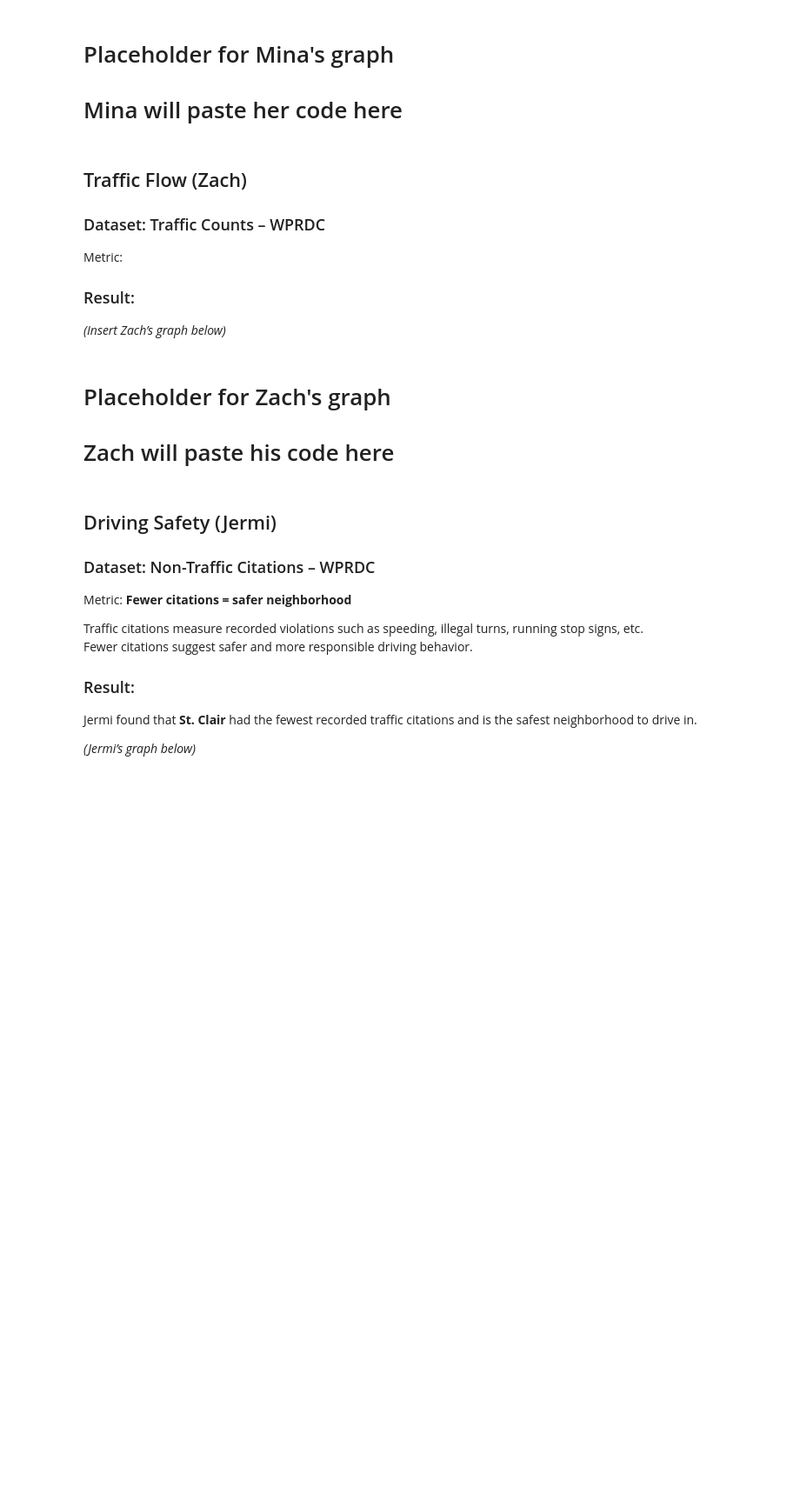
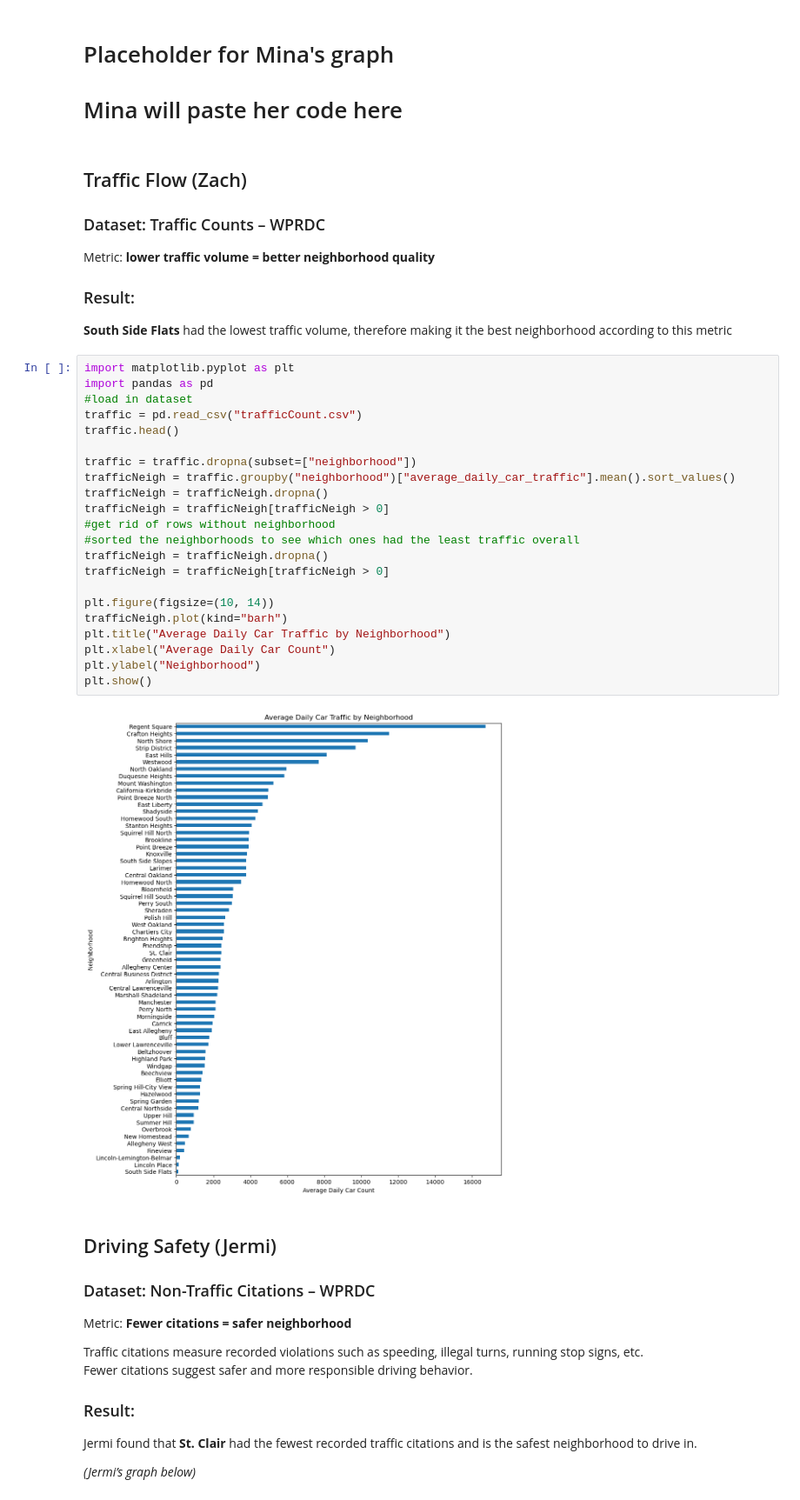
Before and after one commit to Minaxmamnoon/Final-Project---Big-Ideas, a Jupyter notebook: Final Project COMBINED NOTEBOOK.ipynb, the cells around one changed output. Shown: that part at 87% size. Drawn from its saved outputs; the diff is of its cells as text; blank space fills up the shorter version.

```diff
--- a/Final Project COMBINED NOTEBOOK.ipynb
+++ b/Final Project COMBINED NOTEBOOK.ipynb
@@ -35,14 +35,36 @@ Metric:
 ## Traffic Flow (Zach)
 
 ### Dataset: Traffic Counts – WPRDC
-Metric:
+Metric: **lower traffic volume = better neighborhood quality**
+
 
 ### Result:
 
-*(Insert Zach’s graph below)*
+**South Side Flats** had the lowest traffic volume, therefore making it the best neighborhood according to this metric
-# %% [markdown]
-# Placeholder for Zach's graph
-# Zach will paste his code here
+# %%
+import matplotlib.pyplot as plt
+import pandas as pd
+#load in dataset
+traffic = pd.read_csv("trafficCount.csv")
+traffic.head()
+
+traffic = traffic.dropna(subset=["neighborhood"])
+trafficNeigh = traffic.groupby("neighborhood")["average_daily_car_traffic"].mean().sort_values()
+trafficNeigh = trafficNeigh.dropna()
+trafficNeigh = trafficNeigh[trafficNeigh > 0]
+#get rid of rows without neighborhood
+#sorted the neighborhoods to see which ones had the least traffic overall
+trafficNeigh = trafficNeigh.dropna()
+trafficNeigh = trafficNeigh[trafficNeigh > 0]
+
+plt.figure(figsize=(10, 14))
+trafficNeigh.plot(kind="barh")
+plt.title("Average Daily Car Traffic by Neighborhood")
+plt.xlabel("Average Daily Car Count")
+plt.ylabel("Neighborhood")
+plt.show()
+# %% [output]
+[figure, added]
 # %% [markdown]
 ## Driving Safety (Jermi)
 
```
Also changed, not shown: parts of 2 cells of this notebook.
